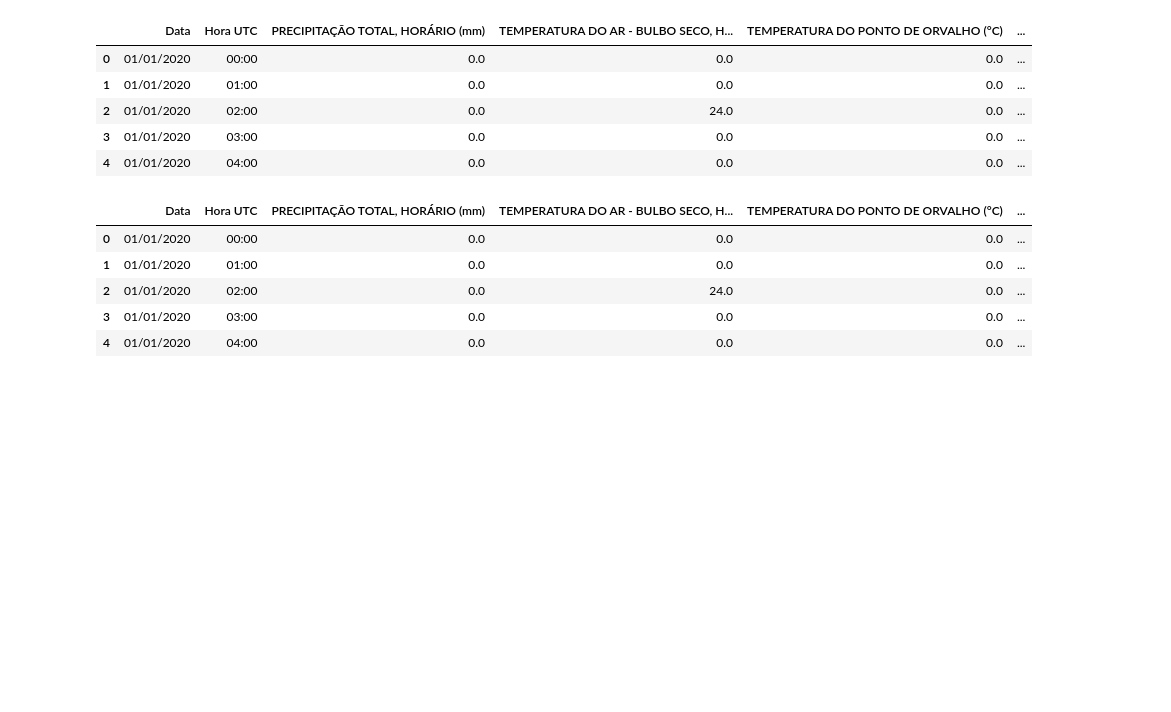
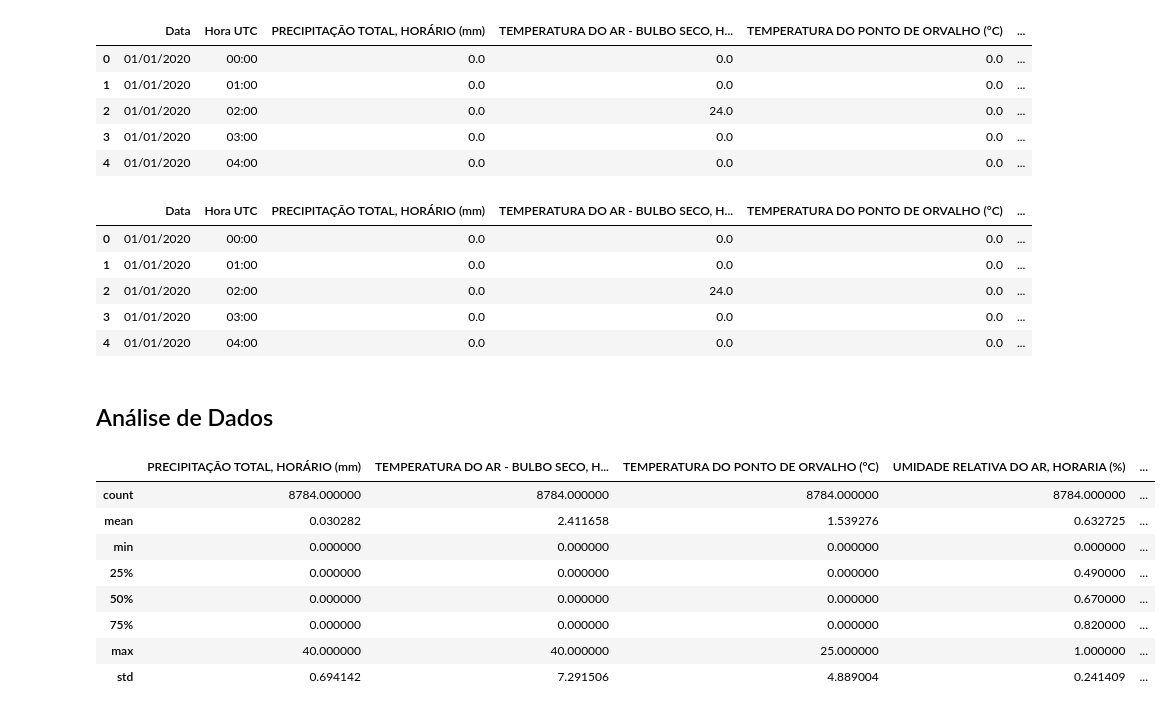
Before and after one commit to reprograma/on35-python-s13-projeto-guiado-II, a Jupyter notebook: exercicios/projeto-guiado/projeto_leticia_vidal.ipynb, the cells around one changed output. Cells and saved outputs as stored; diff of their text form; code cells hidden in the pictures; blank space fills up the shorter version.

```diff
--- a/exercicios/projeto-guiado/projeto_leticia_vidal.ipynb
+++ b/exercicios/projeto-guiado/projeto_leticia_vidal.ipynb
@@ -300,3 +300,17 @@ df.head()
 | 2 | 01/01/2020 | 02:00 | 0.0 | 24.0 | 0.0 | ... |
 | 3 | 01/01/2020 | 03:00 | 0.0 | 0.0 | 0.0 | ... |
 | 4 | 01/01/2020 | 04:00 | 0.0 | 0.0 | 0.0 | ... |
+# %% [markdown]
+## Análise de Dados
+# %%
+df.describe()
+# %% [output]
+|  | PRECIPITAÇÃO TOTAL, HORÁRIO (mm) | TEMPERATURA DO AR - BULBO SECO, H... | TEMPERATURA DO PONTO DE ORVALHO (°C) | UMIDADE RELATIVA DO AR, HORARIA (%) | ... |
+| count | 8784.000000 | 8784.000000 | 8784.000000 | 8784.000000 | ... |
+| mean | 0.030282 | 2.411658 | 1.539276 | 0.632725 | ... |
+| min | 0.000000 | 0.000000 | 0.000000 | 0.000000 | ... |
+| 25% | 0.000000 | 0.000000 | 0.000000 | 0.490000 | ... |
+| 50% | 0.000000 | 0.000000 | 0.000000 | 0.670000 | ... |
+| 75% | 0.000000 | 0.000000 | 0.000000 | 0.820000 | ... |
+| max | 40.000000 | 40.000000 | 25.000000 | 1.000000 | ... |
+| std | 0.694142 | 7.291506 | 4.889004 | 0.241409 | ... |
```
Also changed, not shown: parts of 1 cell of this notebook.
